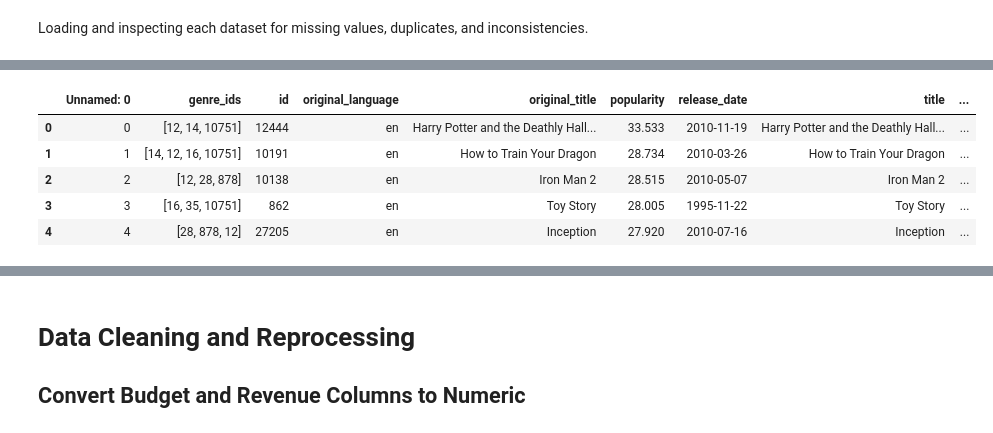
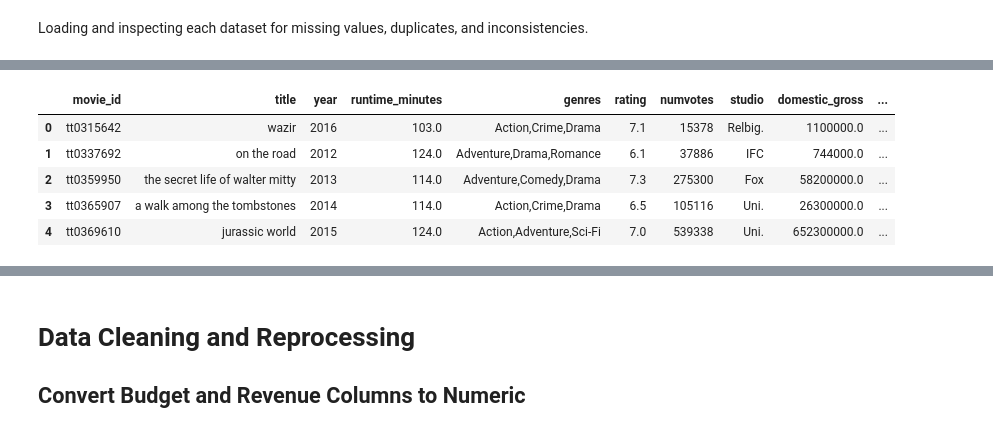
Before and after one commit to Paul-M-ARCH/phase2-project, a Jupyter notebook: phase-2-project-Copy1.ipynb, the cells around one changed output, grey strips where cells are left out. Drawn from its saved outputs; the diff is of its cells as text; code cells hidden in the pictures.

Commit message:
merge im.db and movie_gross

```diff
--- a/phase-2-project-Copy1.ipynb
+++ b/phase-2-project-Copy1.ipynb
@@ -77,0 +128,3 @@ df_budgets.head()
+# %%
+bom_movies = pd.read_csv("bom.movie_gross.csv.gz")
+bom_movies.head()
@@ -77,0 +138,19 @@ df_budgets.head()
+# %%
+final_df = sql_merge[[
+    'movie_id',
+    'primary_title',  # Original column name from movie_basics
+    'start_year',    # Rename to 'year' later
+    'runtime_minutes',
+    'genres',
+    'averagerating',  # From movie_ratings
+    'numvotes'       # From movie_ratings
+]].copy()
+
+# Rename columns for clarity
+final_df = final_df.rename(columns={
+    'primary_title': 'title',
+    'start_year': 'year',
+    'averagerating': 'rating'
+})
+
+final_df.head()
@@ -78,9 +164,24 @@ df_budgets.head()
+# %%
+# Convert year to integer in both datasets
+final_df['year'] = final_df['year'].astype(int)
+bom_movies['year'] = bom_movies['year'].astype(int)
+
+# Standardize titles to lowercase
+final_df['title'] = final_df['title'].str.lower().str.strip()
+bom_movies['title'] = bom_movies['title'].str.lower().str.strip()
+# %%
+merged_data = pd.merge(
+    final_df,
+    bom_movies,
+    on=['title', 'year'],
+    how='inner'  # Use 'left' or 'right' if you want to keep unmatched rows
+)
 # %%
-df_tmdb.head()
+merged_data.head()
 # %% [output]
-|  | Unnamed: 0 | genre_ids | id | original_language | original_title | popularity | release_date | title | ... |
-| 0 | 0 | [12, 14, 10751] | 12444 | en | Harry Potter and the Deathly Hall... | 33.533 | 2010-11-19 | Harry Potter and the Deathly Hall... | ... |
-| 1 | 1 | [14, 12, 16, 10751] | 10191 | en | How to Train Your Dragon | 28.734 | 2010-03-26 | How to Train Your Dragon | ... |
-| 2 | 2 | [12, 28, 878] | 10138 | en | Iron Man 2 | 28.515 | 2010-05-07 | Iron Man 2 | ... |
-| 3 | 3 | [16, 35, 10751] | 862 | en | Toy Story | 28.005 | 1995-11-22 | Toy Story | ... |
-| 4 | 4 | [28, 878, 12] | 27205 | en | Inception | 27.920 | 2010-07-16 | Inception | ... |
+|  | movie_id | title | year | runtime_minutes | genres | rating | numvotes | studio | domestic_gross | ... |
+| 0 | tt0315642 | wazir | 2016 | 103.0 | Action,Crime,Drama | 7.1 | 15378 | Relbig. | 1100000.0 | ... |
+| 1 | tt0337692 | on the road | 2012 | 124.0 | Adventure,Drama,Romance | 6.1 | 37886 | IFC | 744000.0 | ... |
+| 2 | tt0359950 | the secret life of walter mitty | 2013 | 114.0 | Adventure,Comedy,Drama | 7.3 | 275300 | Fox | 58200000.0 | ... |
+| 3 | tt0365907 | a walk among the tombstones | 2014 | 114.0 | Action,Crime,Drama | 6.5 | 105116 | Uni. | 26300000.0 | ... |
+| 4 | tt0369610 | jurassic world | 2015 | 124.0 | Action,Adventure,Sci-Fi | 7.0 | 539338 | Uni. | 652300000.0 | ... |
```
Also changed, not shown: parts of 22 cells of this notebook.
